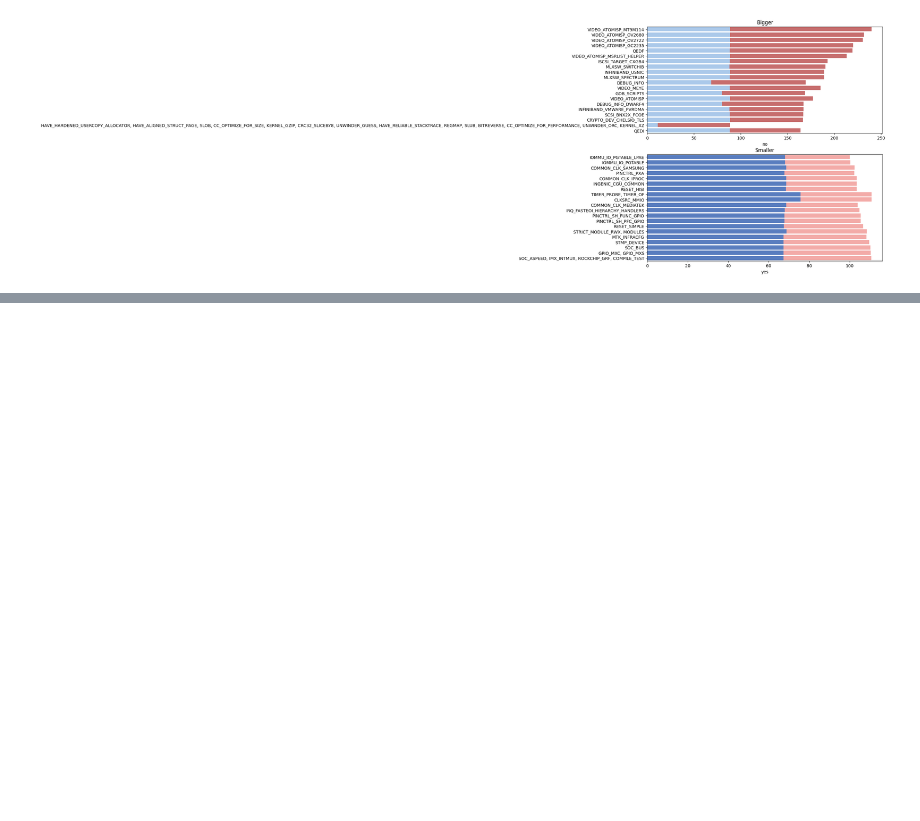
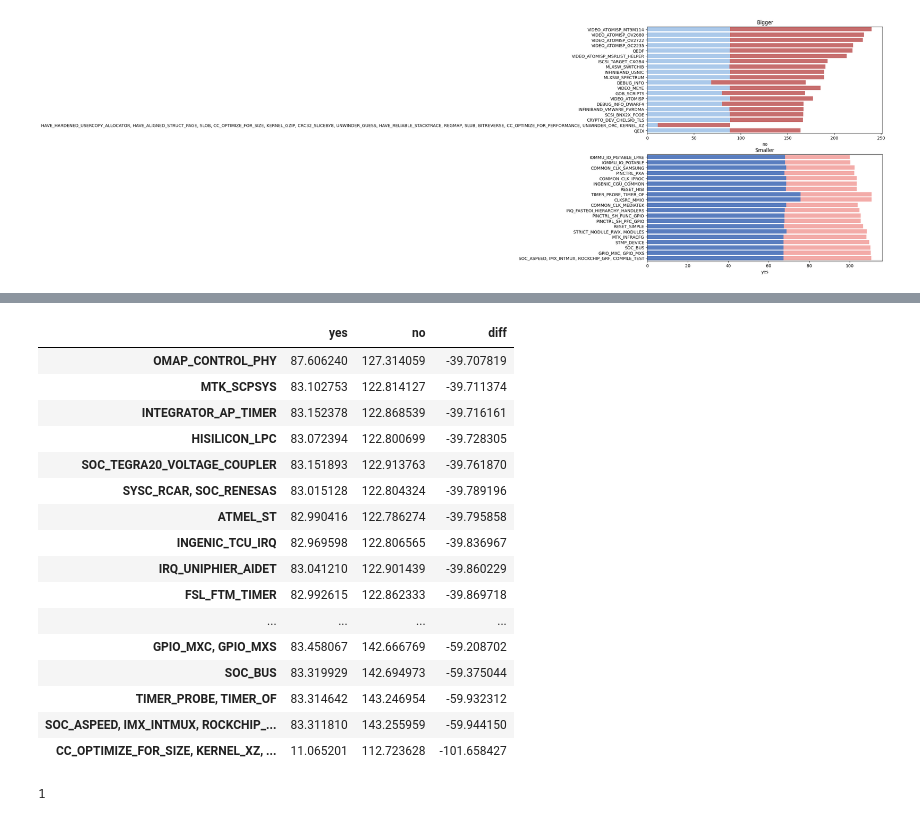
Before and after one commit to TuxML/tuxai, a Jupyter notebook: notebooks/2023_02_10.ipynb, the cells around one changed output, grey strips where cells are left out. Cells and saved outputs as stored; diff of their text form; code cells hidden in the pictures; blank space fills up the shorter version.

```diff
--- a/notebooks/2023_02_10.ipynb
+++ b/notebooks/2023_02_10.ipynb
@@ -221,0 +243,20 @@ plot_sizes(508, 20)
+# %%
+df.tail(50)
+# %% [output]
+|  | yes | no | diff |
+| OMAP_CONTROL_PHY | 87.606240 | 127.314059 | -39.707819 |
+| MTK_SCPSYS | 83.102753 | 122.814127 | -39.711374 |
+| INTEGRATOR_AP_TIMER | 83.152378 | 122.868539 | -39.716161 |
+| HISILICON_LPC | 83.072394 | 122.800699 | -39.728305 |
+| SOC_TEGRA20_VOLTAGE_COUPLER | 83.151893 | 122.913763 | -39.761870 |
+| SYSC_RCAR, SOC_RENESAS | 83.015128 | 122.804324 | -39.789196 |
+| ATMEL_ST | 82.990416 | 122.786274 | -39.795858 |
+| INGENIC_TCU_IRQ | 82.969598 | 122.806565 | -39.836967 |
+| IRQ_UNIPHIER_AIDET | 83.041210 | 122.901439 | -39.860229 |
+| FSL_FTM_TIMER | 82.992615 | 122.862333 | -39.869718 |
+| ... | ... | ... | ... |
+| GPIO_MXC, GPIO_MXS | 83.458067 | 142.666769 | -59.208702 |
+| SOC_BUS | 83.319929 | 142.694973 | -59.375044 |
+| TIMER_PROBE, TIMER_OF | 83.314642 | 143.246954 | -59.932312 |
+| SOC_ASPEED, IMX_INTMUX, ROCKCHIP_... | 83.311810 | 143.255959 | -59.944150 |
+| CC_OPTIMIZE_FOR_SIZE, KERNEL_XZ, ... | 11.065201 | 112.723628 | -101.658427 |
@@ -221,0 +265,4 @@ plot_sizes(508, 20)
+# %%
+df["USB_ETH"].sum()
+# %% [output]
+1
```
Also changed, not shown: parts of 9 cells of this notebook, 6 other files.
